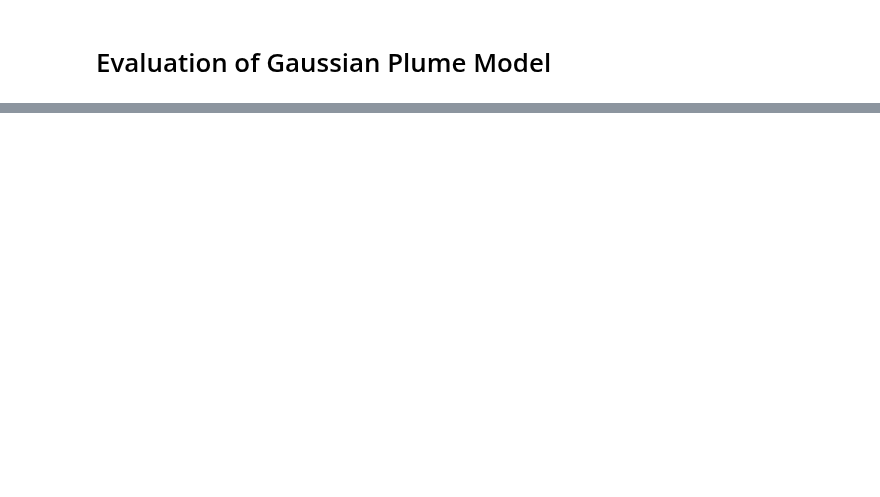
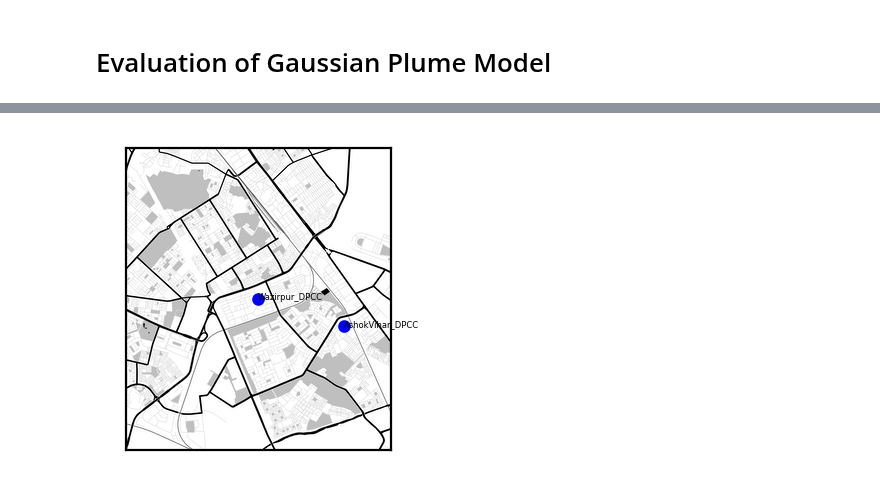
Before and after one commit to ankitbha/hidden_hotspots, a Jupyter notebook: hotspots/source_apportionment/gaussian_plume_model.ipynb, the cells around one changed output, grey strips where cells are left out. Saved outputs shown, nothing was run; the diff lists cells and outputs as text; code cells hidden in the pictures; blank space fills up the shorter version.

```diff
--- a/hotspots/source_apportionment/gaussian_plume_model.ipynb
+++ b/hotspots/source_apportionment/gaussian_plume_model.ipynb
@@ -400,0 +529,51 @@ for i in range(len(chsp)):
+# %%
+sensor = test[19][1]
+
+coord = (locs.loc[sensor]['Latitude'], locs.loc[sensor]['Longitude'])
+region_lat_b, region_lat_t, region_long_l, region_long_r = coord[0]-0.025, coord[0]+0.025, coord[1]-0.025, coord[1]+0.025
+subset_locs = locs[(locs['Latitude']<region_lat_t) & (locs['Latitude']>region_lat_b) &\
+                   (locs['Longitude']<region_long_r) & (locs['Longitude']>region_long_l)]
+
+lat_lims = region_lat_b, region_lat_t
+lon_lims = region_long_l, region_long_r
+lon_center, lat_center = coord[1], coord[0]
+
+lat_pad = 1.0 * max(lat_center - lat_lims[0], lat_lims[1] - lat_center)
+lon_pad = 1.0 * max(lon_center - lon_lims[0], lon_lims[1] - lon_center)
+
+extent = tilemapbase.Extent.from_lonlat(lon_center - lon_pad,
+                                        lon_center + lon_pad,
+                                        lat_center - lat_pad,
+                                        lat_center + lat_pad)
+extent_proj = extent.to_project_3857
+
+# use openstreetmap (OSM)
+t = tilemapbase.tiles.Stamen_Toner_Background
+
+colordict = {'Kaiterra':'r', 'Govt':'b'}
+
+plt.rc('font', size=20)
+
+fig, ax = plt.subplots(figsize=(2,2), dpi=200)
+ax.xaxis.set_visible(False)
+ax.yaxis.set_visible(False)
+
+plotter = tilemapbase.Plotter(extent, t, width=600)
+plotter.plot(ax, t)
+
+for row in subset_locs.itertuples():
+    x, y = tilemapbase.project(row.Longitude, row.Latitude)
+    if row.Type == 'Kaiterra':
+        obj1 = ax.scatter(x, y, marker='.', color='r', s=50, label='Our sensors')
+    else:
+        obj2 = ax.scatter(x, y, marker='.', color='b', s=50, label='CPCB/DPCC/IMD')
+    ax.text(x, y, row.Index, fontsize=3)
+
+# ax.legend((obj1, obj2), (obj1.get_label(), obj2.get_label()), loc='lower right', ncol=2)
+fig.savefig('hsp_map.png')
+# plt.show()
+
+# plt.imshow(map_array, cmap='viridis', interpolation='nearest', alpha=0.4)
+# plt.axis('off')
+# %% [output]
+[figure, added]
```
Also changed, not shown: parts of 27 cells of this notebook, 7 other files.
